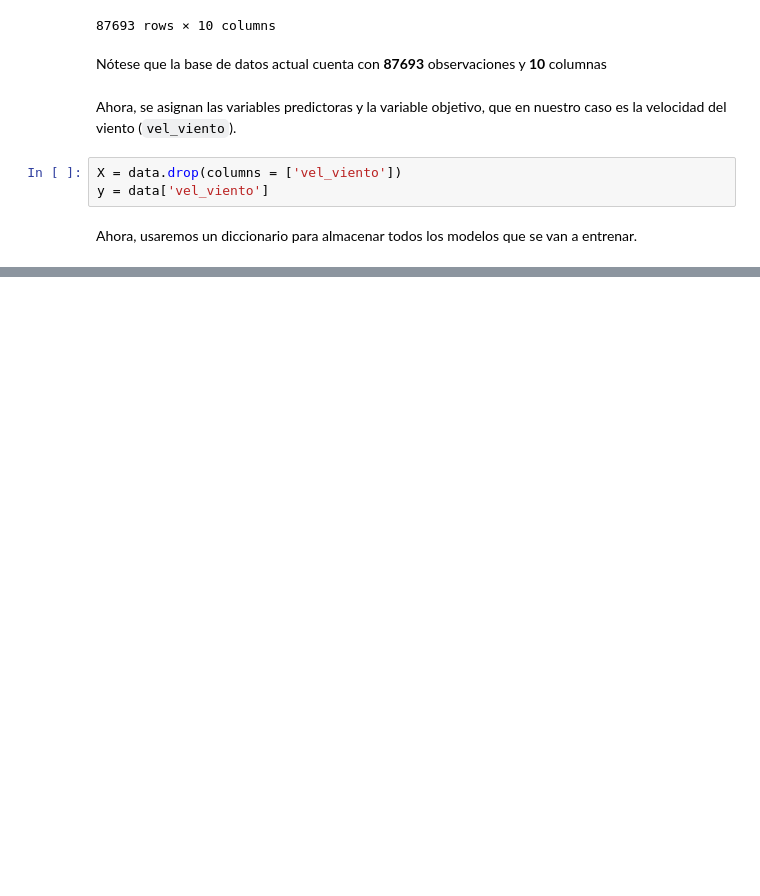
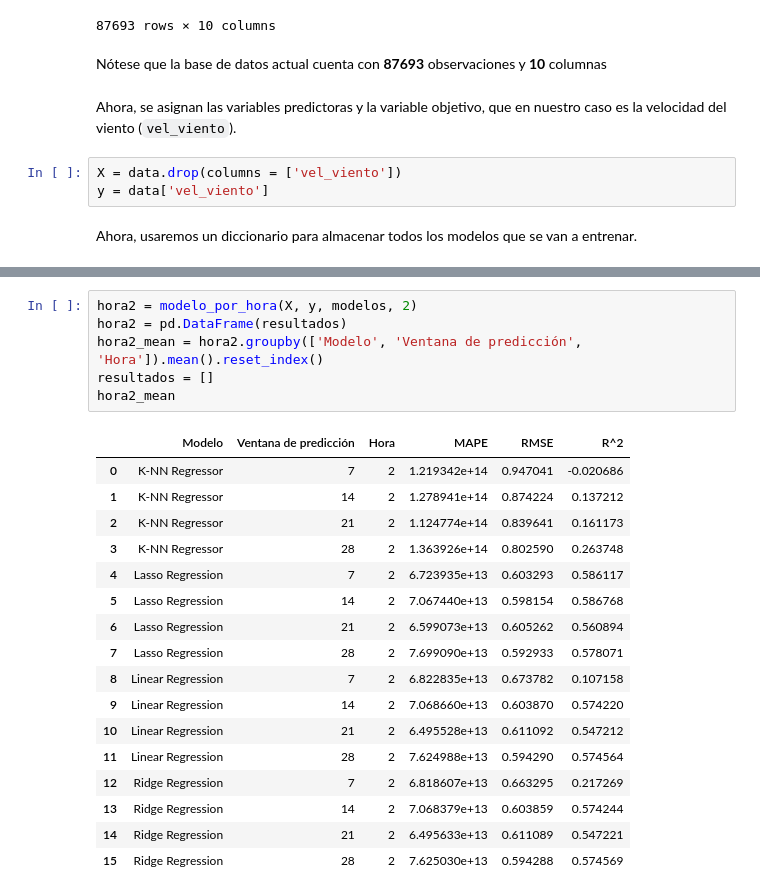
Before and after one commit to kmarcela11/Parcial2_MachineLearning, a Jupyter notebook: _sources/Ejercicio3.ipynb, the cells around one changed output, grey strips where cells are left out. Saved outputs shown, nothing was run; the diff lists cells and outputs as text; blank space fills up the shorter version.

```diff
--- a/_sources/Ejercicio3.ipynb
+++ b/_sources/Ejercicio3.ipynb
@@ -97,0 +248,24 @@ modelos = {
+# %%
+hora2 = modelo_por_hora(X, y, modelos, 2)
+hora2 = pd.DataFrame(resultados)
+hora2_mean = hora2.groupby(['Modelo', 'Ventana de predicción', 'Hora']).mean().reset_index()
+resultados = []
+hora2_mean
+# %% [output]
+|  | Modelo | Ventana de predicción | Hora | MAPE | RMSE | R^2 |
+| 0 | K-NN Regressor | 7 | 2 | 1.219342e+14 | 0.947041 | -0.020686 |
+| 1 | K-NN Regressor | 14 | 2 | 1.278941e+14 | 0.874224 | 0.137212 |
+| 2 | K-NN Regressor | 21 | 2 | 1.124774e+14 | 0.839641 | 0.161173 |
+| 3 | K-NN Regressor | 28 | 2 | 1.363926e+14 | 0.802590 | 0.263748 |
+| 4 | Lasso Regression | 7 | 2 | 6.723935e+13 | 0.603293 | 0.586117 |
+| 5 | Lasso Regression | 14 | 2 | 7.067440e+13 | 0.598154 | 0.586768 |
+| 6 | Lasso Regression | 21 | 2 | 6.599073e+13 | 0.605262 | 0.560894 |
+| 7 | Lasso Regression | 28 | 2 | 7.699090e+13 | 0.592933 | 0.578071 |
+| 8 | Linear Regression | 7 | 2 | 6.822835e+13 | 0.673782 | 0.107158 |
+| 9 | Linear Regression | 14 | 2 | 7.068660e+13 | 0.603870 | 0.574220 |
+| 10 | Linear Regression | 21 | 2 | 6.495528e+13 | 0.611092 | 0.547212 |
+| 11 | Linear Regression | 28 | 2 | 7.624988e+13 | 0.594290 | 0.574564 |
+| 12 | Ridge Regression | 7 | 2 | 6.818607e+13 | 0.663295 | 0.217269 |
+| 13 | Ridge Regression | 14 | 2 | 7.068379e+13 | 0.603859 | 0.574244 |
+| 14 | Ridge Regression | 21 | 2 | 6.495633e+13 | 0.611089 | 0.547221 |
+| 15 | Ridge Regression | 28 | 2 | 7.625030e+13 | 0.594288 | 0.574569 |
```
Also changed, not shown: parts of 56 cells of this notebook, 4 other files.
